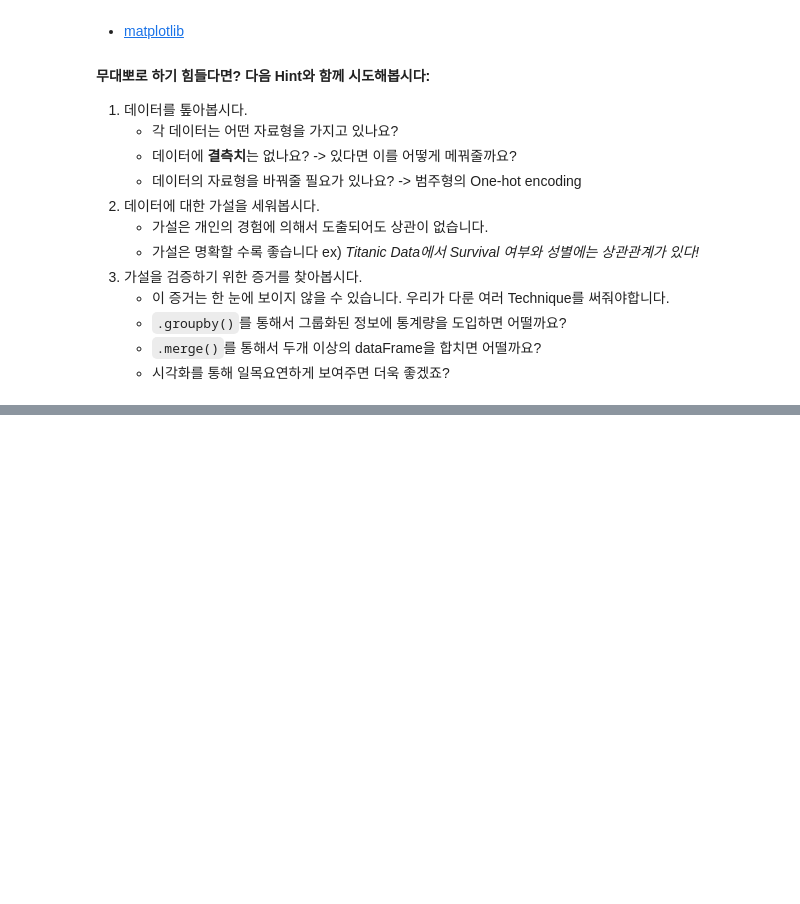
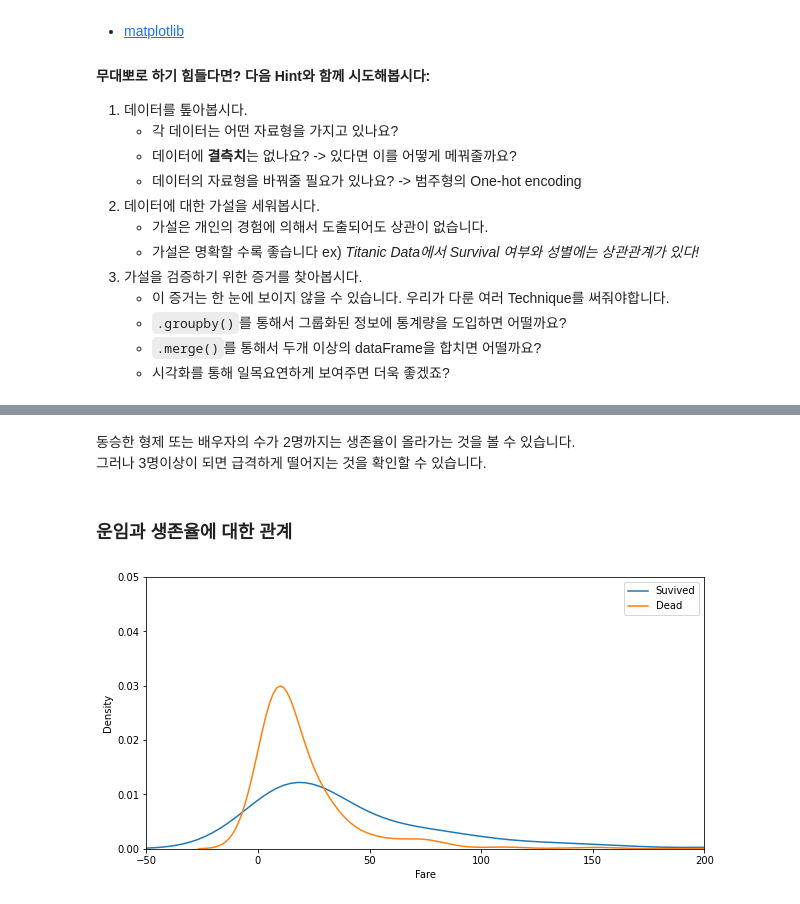
Before and after one commit to super-corini/programmers_kdt_II, a Jupyter notebook: 4. EDA.ipynb, the cells around one changed output, grey strips where cells are left out. Drawn from its saved outputs; the diff is of its cells as text; code cells hidden in the pictures; blank space fills up the shorter version.

```diff
--- a/4. EDA.ipynb
+++ b/4. EDA.ipynb
@@ -280,0 +298,16 @@ plt.show()
+# %% [markdown]
+동승한 형제 또는 배우자의 수가 2명까지는 생존율이 올라가는 것을 볼 수 있습니다.
+그러나 3명이상이 되면 급격하게 떨어지는 것을 확인할 수 있습니다.
+# %% [markdown]
+### 운임과 생존율에 대한 관계
+# %%
+fig, ax = plt.subplots(1, 1, figsize=(10, 5))
+sns.kdeplot(x=titanic_df[titanic_df.Survived == 1]['Fare'], ax=ax)
+sns.kdeplot(x=titanic_df[titanic_df.Survived == 0]['Fare'], ax=ax)
+
+plt.axis([-50, 200,0,0.05])
+plt.legend(['Suvived', 'Dead'])
+
+plt.show()
+# %% [output]
+[figure, added]
```
Also changed, not shown: parts of 5 cells of this notebook.
